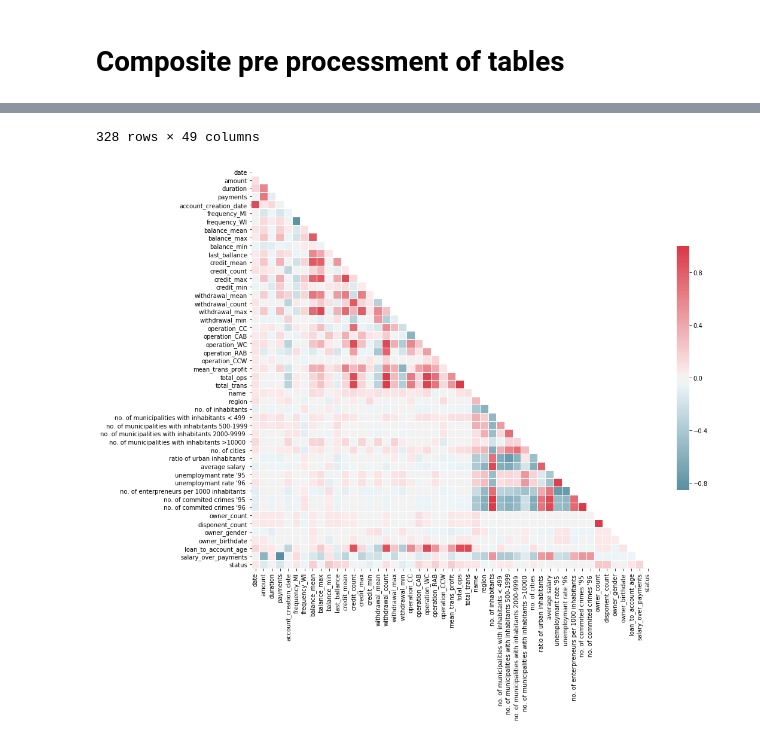
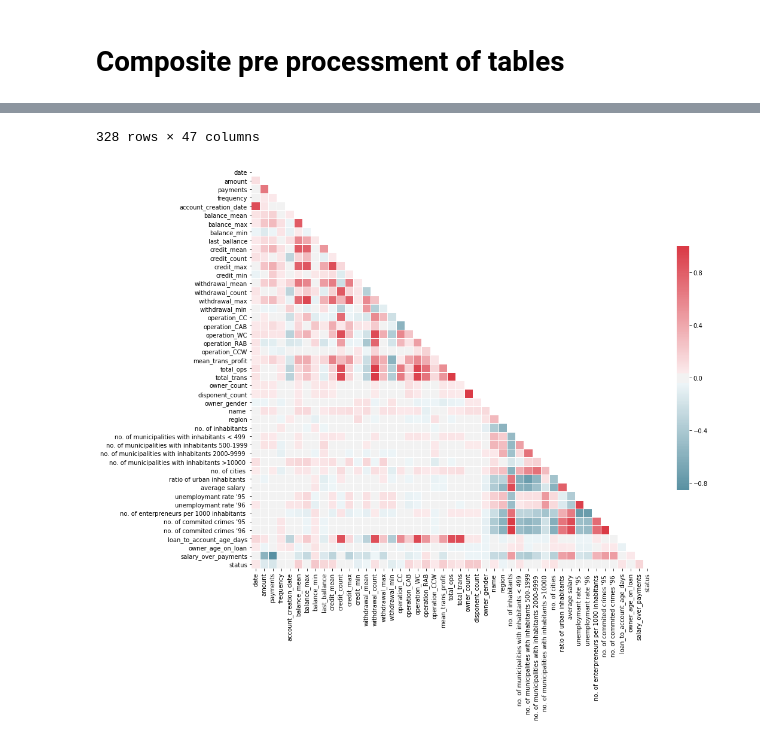
Before and after one commit to EdgarACarneiro/feup-ecac, a Jupyter notebook: project-competition/pre_processing.ipynb, the cells around one changed output, grey strips where cells are left out. Saved outputs shown, nothing was run; the diff lists cells and outputs as text; code cells hidden in the pictures.

Commit message:
New submission, scored 0.84135. Removed redundant data and changed join of district_id on account to the one in client

```diff
--- a/project-competition/pre_processing.ipynb
+++ b/project-competition/pre_processing.ipynb
@@ -304,23 +304,12 @@ def process_account(accounts_df, debug=False):
 
     processed_account = convert_date(account_df, 'date')
 
-    # Renaming account attributes
-    processed_account.loc[processed_account["frequency"]=="monthly issuance","frequency"] = "MI"
-    processed_account.loc[processed_account["frequency"]=="weekly issuance","frequency"] = "WI"
-    processed_account.loc[processed_account["frequency"]=="issuance after transaction","frequency"] = "IAT"
 
-    # Transform numerical into categorical
-    df = pd.get_dummies(processed_account)
+    # Encode categorical column
+    df = encode_column(processed_account, 'frequency')
 
     if debug:
-        print(' > Transformed the categorical frequency column into numerical respective columns')
-        display(df)
-        print(' > Since the 3 categories are depedent, we can remove one of them, for removing redundant data')
-
-    df = df.drop(['frequency_IAT'], axis=1)
-
-    if debug:
-        print(' > Hence, we get the processed accounts dataframe:')
+        print(' > Lets encode the frequency column:')
         display(df)
         print(' > And the features correlation:')
         get_df_correlation(df)
@@ -589,14 +578,12 @@ def compose_dataset(loan_df, account_df, disp_df, card_df, client_df, trans_df,
     processed_card = process_card(card_df, debug)
     processed_demogra = process_demographic(demogra_df, debug)
 
-
     # Joining the different tables
     main_df = processed_loan.merge(processed_account.rename(columns={'date': 'account_creation_date'}),
                                    on='account_id', how='left')\
                             .merge(processed_trans.rename(columns={'date': 'trans_date'}),
-                                   on='account_id', how='left')\
-                            .merge(processed_demogra,
-                                  on='district_id')
+                                   on='account_id', how='left')
+    main_df = main_df.drop(['district_id'], axis=1)
 
     if debug:
         print(' > Joint table of loans, account, transaction:')
@@ -604,7 +591,7 @@ def compose_dataset(loan_df, account_df, disp_df, card_df, client_df, trans_df,
 
     ################################################
 
-    df_dips_client_card = processed_disp.merge(processed_client,
+    df_disp_client_card = processed_disp.merge(processed_client,
                                               on='client_id', how='left')\
                                         .merge(processed_card,
                                               on='disp_id', how='left')
@@ -614,40 +601,50 @@ def compose_dataset(loan_df, account_df, disp_df, card_df, client_df, trans_df,
         get_null_summary(df_dips_client_card)
 
     # Since there are so many, we disconsider the client columns
-    df_dips_client = df_dips_client_card.drop(['issued', 'type_C', 'type_G', 'type_J'], axis=1)
+    df_disp_client = df_disp_client_card.drop(['issued', 'type_C', 'type_G', 'type_J'], axis=1)
 
     # Now we aggreggate the remaining data
     # TODO: not yet assure how to handle agg on birthdate and Gender -> using account and district id to get owner
-    df_dips_client = df_dips_client.sort_values(by=['account_id', 'type_O'], ascending=[True, False])\
+    df_disp_client = df_disp_client.sort_values(by=['account_id', 'type_O'], ascending=[True, False])\
                                    .groupby(['account_id'])\
                                    .agg({
                                        'type_O': ['count'],
                                        'type_U': ['count'],
                                        'gender': get_first,
                                        'birth_date': get_first,
+                                       'district_id': get_first
                                    })\
                                    .reset_index()
-    df_dips_client.columns= ['account_id', 'owner_count', 'disponent_count', 'owner_gender', 'owner_birthdate']
+    df_disp_client.columns= ['account_id', 'owner_count', 'disponent_count',
+                             'owner_gender', 'owner_birthdate', 'district_id']
 
     if debug:
         print(' > Table after aggreggating data by account_id:')
-        display(df_dips_client)
+        display(df_disp_client)
+
+    # Now we join the district information regarding the owner
+    df_secondary = df_disp_client.merge(processed_demogra, on='district_id')
+
+    if debug:
+        print(' > Table after joining with the transactions table:')
+        display(df_disp_client)
 
     ################################################
 
     # Joining the previously built two major tables
-    df = main_df.merge(df_dips_client)
+    df = main_df.merge(df_secondary, on='account_id')
 
     # Creating new columns using previous ones
-    df['loan_to_account_age'] = (df['date'] - df['account_creation_date']).dt.days
+    df['loan_to_account_age_days'] = (df['date'] - df['account_creation_date']).dt.days
+    df['owner_age_on_loan'] = (df['date'] - df['owner_birthdate']).dt.days
     df["date"] = pd.to_numeric(df["date"])
     df["account_creation_date"] = pd.to_numeric(df["account_creation_date"])
-    df["owner_birthdate"] = pd.to_numeric(df["owner_birthdate"])
+    # df["owner_birthdate"] = pd.to_numeric(df["owner_birthdate"])
     df['salary_over_payments'] = df['average salary '] - df['payments']
 
     # Dropping useless columns & normalizing others
-    df = df.drop(['district_id', 'account_id'], axis=1)
-    normalize_columns(df, ['date', 'account_creation_date', 'owner_birthdate'])
+    df = df.drop(['district_id', 'account_id', 'owner_birthdate', 'duration'], axis=1)
+    normalize_columns(df, ['date', 'account_creation_date', 'owner_age_on_loan'])
 
     if debug:
         print(' > Obtained dataframe after joining the previous tables and doing some feature engineering over them')
@@ -689,3 +686,3 @@ get_df_correlation(dataset, (15, 15))
-328 rows × 49 columns
+328 rows × 47 columns
-[figure, old version]
+[figure, new version]
 # %%
```
Also changed, not shown: parts of 2 cells of this notebook, 3 other files.
